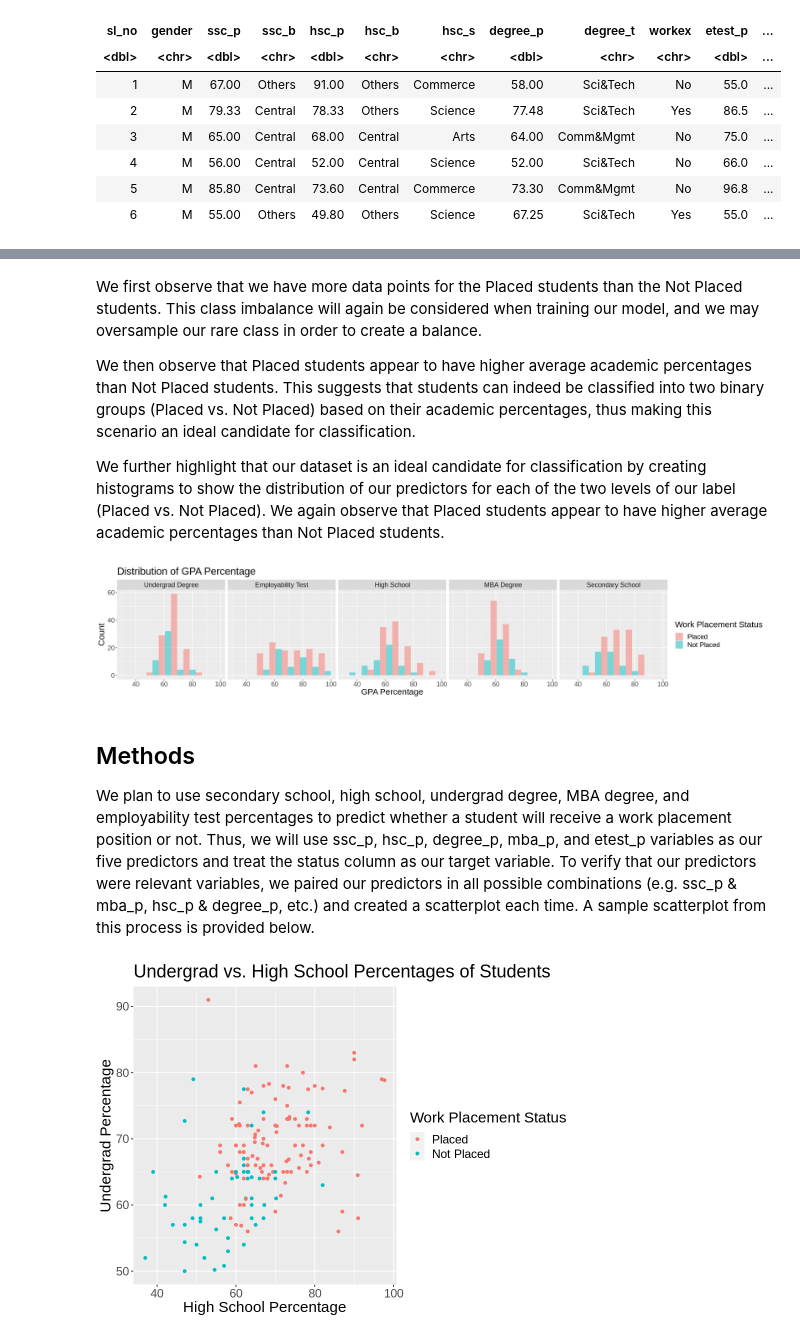
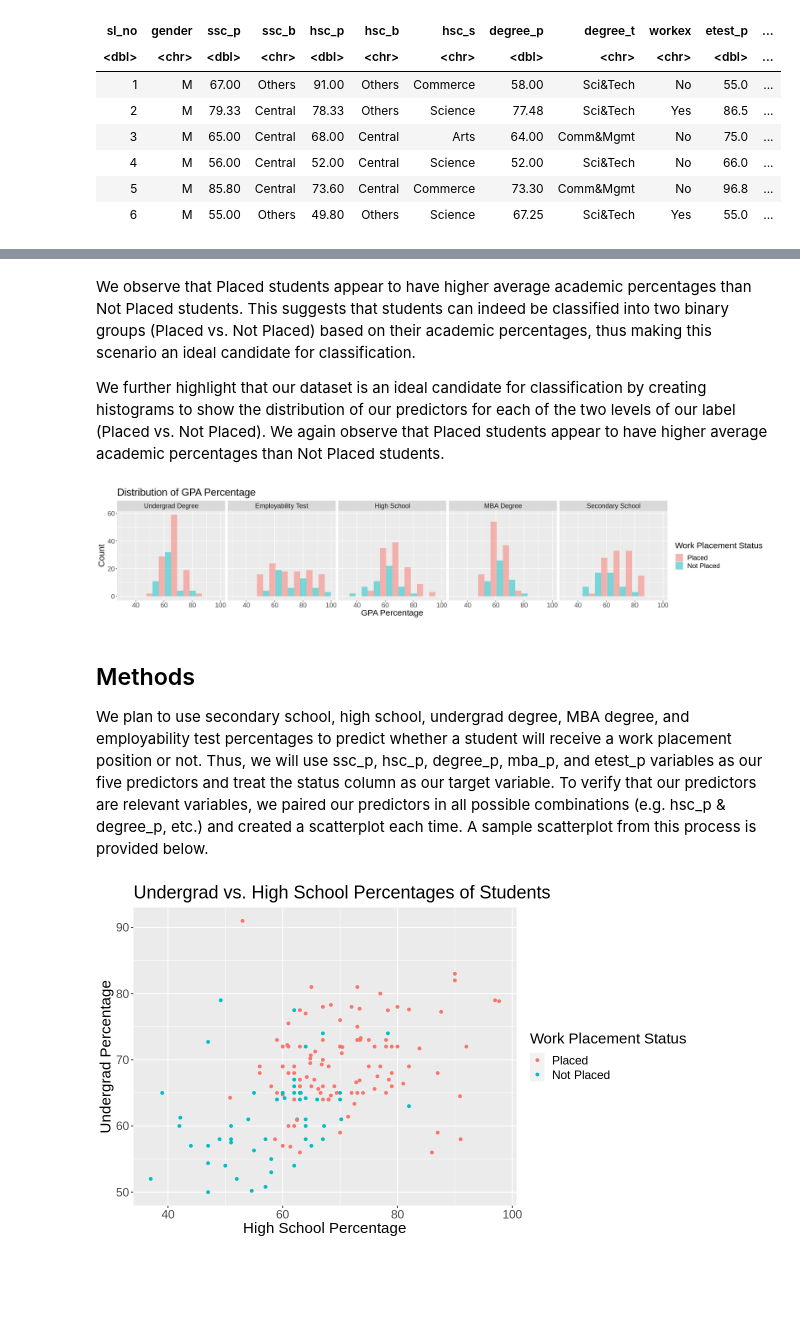
Before and after one commit to rmahinpei/dsci100-project, a Jupyter notebook: project-proposal.ipynb, the cells around one changed output, grey strips where cells are left out. Cells and saved outputs as stored; diff of their text form; code cells hidden in the pictures; blank space fills up the shorter version.

```diff
--- a/project-proposal.ipynb
+++ b/project-proposal.ipynb
@@ -106,7 +103,5 @@ A tibble: 2 × 7
 # %% [markdown]
-We first observe that we have more data points for the Placed students than the Not Placed students. This class imbalance will again be considered when training our model, and we may oversample our rare class in order to create a balance.
-
-We then observe that Placed students appear to have higher average academic percentages than Not Placed students. This suggests that students can indeed be classified into two binary groups (Placed vs. Not Placed) based on their academic percentages, thus making this scenario an ideal candidate for classification.
+We observe that Placed students appear to have higher average academic percentages than Not Placed students. This suggests that students can indeed be classified into two binary groups (Placed vs. Not Placed) based on their academic percentages, thus making this scenario an ideal candidate for classification.
 
 We further highlight that our dataset is an ideal candidate for classification by creating histograms to show the distribution of our predictors for each of the two levels of our label (Placed vs. Not Placed). We again observe that Placed students appear to have higher average academic percentages than Not Placed students.
 # %%
@@ -137,18 +132,18 @@ distribution_predictors
 [figure]
 # %% [markdown]
 ## Methods
-We plan to use secondary school, high school, undergrad degree, MBA degree, and employability test percentages to predict whether a student will receive a work placement position or not. Thus, we will use ssc_p, hsc_p, degree_p, mba_p, and etest_p variables as our five predictors and treat the status column as our target variable. To verify that our predictors were relevant variables, we paired our predictors in all possible combinations (e.g. ssc_p & mba_p, hsc_p & degree_p, etc.) and created a scatterplot each time. A sample scatterplot from this process is provided below.
+We plan to use secondary school, high school, undergrad degree, MBA degree, and employability test percentages to predict whether a student will receive a work placement position or not. Thus, we will use ssc_p, hsc_p, degree_p, mba_p, and etest_p variables as our five predictors and treat the status column as our target variable. To verify that our predictors are relevant variables, we paired our predictors in all possible combinations (e.g. hsc_p & degree_p, etc.) and created a scatterplot each time. A sample scatterplot from this process is provided below.
 # %%
-options(repr.plot.width = 8, repr.plot.height = 6)
+options(repr.plot.width = 10, repr.plot.height = 6)
 
 scatterplot <- ggplot(data_train, aes(x = hsc_p, y = degree_p, color = status)) +
     geom_point() +
     labs(color = "Work Placement Status") +
     xlab("High School Percentage") +
     ylab("Undergrad Percentage") +
     ggtitle("Undergrad vs. High School Percentages of Students") +
     theme(text = element_text(size = 18))
 scatterplot
 # %% [output]
-[figure, old version]
+[figure, new version]
 # %% [markdown]
```
Also changed, not shown: parts of 8 cells of this notebook.
